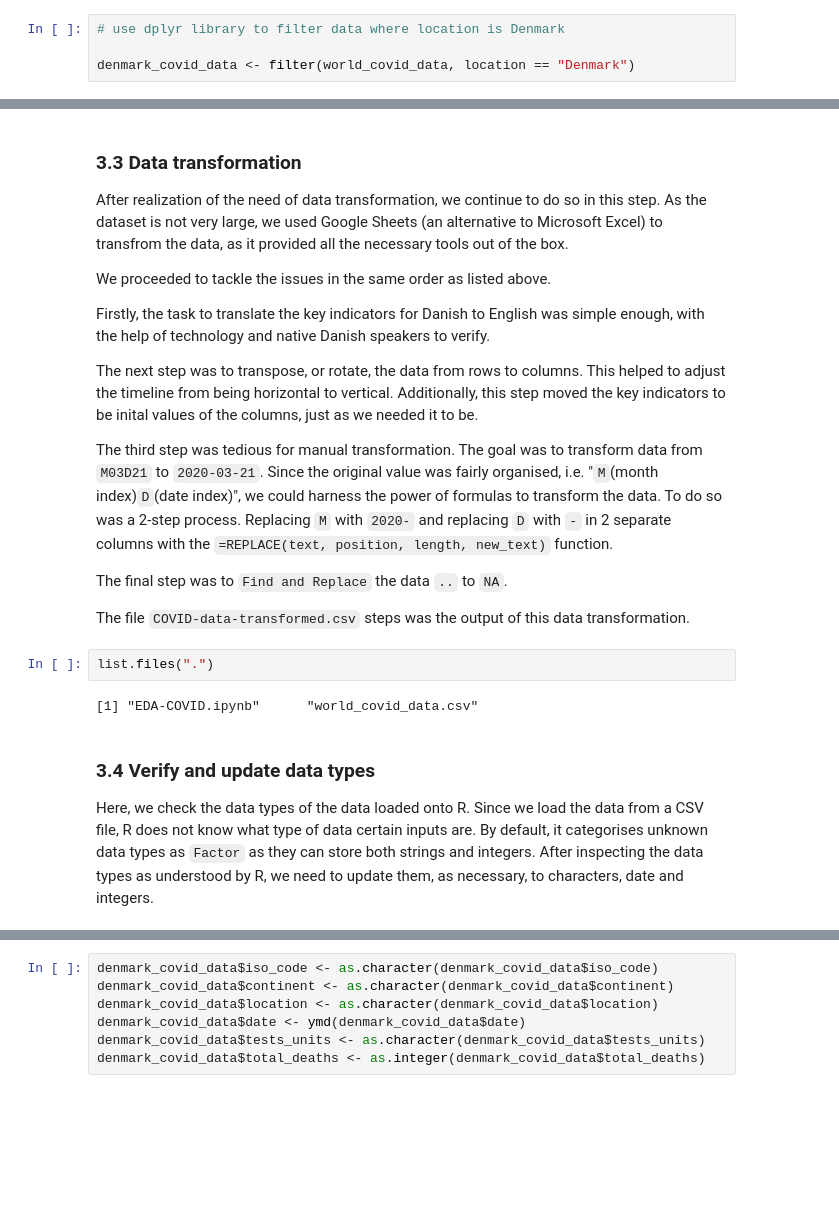
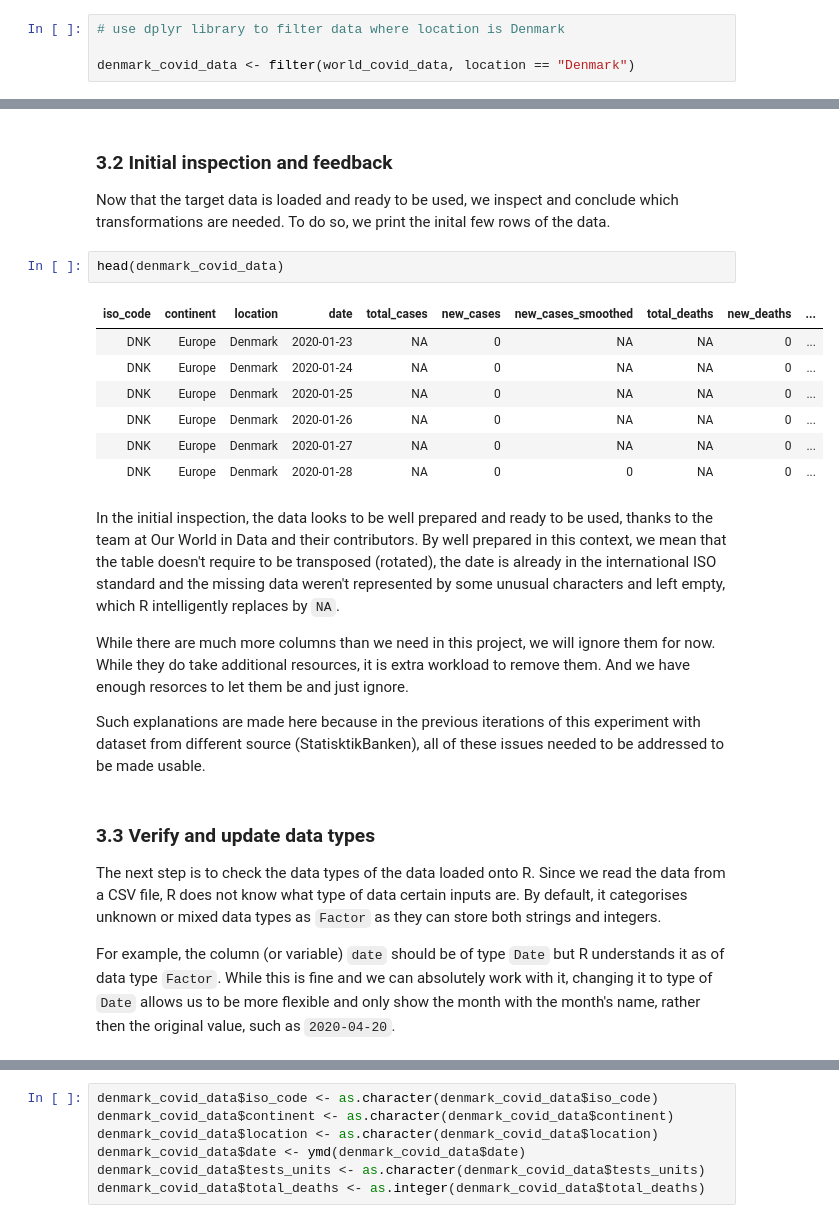
Before and after one commit to shrestaz/covid, a Jupyter notebook: EDA-COVID.ipynb, the cells around one changed output, grey strips where cells are left out. Cells and saved outputs as stored; diff of their text form; blank space fills up the shorter version.

```diff
--- a/EDA-COVID.ipynb
+++ b/EDA-COVID.ipynb
@@ -103,28 +68,29 @@ We loaded the data into R and print the first few rows of data for inspection. I
-# %% [markdown]
-### 3.3 Data transformation
-
-After realization of the need of data transformation, we continue to do so in this step. As the dataset is not very large, we used Google Sheets (an alternative to Microsoft Excel) to transfrom the data, as it provided all the necessary tools out of the box.
-
-We proceeded to tackle the issues in the same order as listed above.
-
-Firstly, the task to translate the key indicators for Danish to English was simple enough, with the help of technology and native Danish speakers to verify.
-
-The next step was to transpose, or rotate, the data from rows to columns. This helped to adjust the timeline from being horizontal to vertical. Additionally, this step moved the key indicators to be inital values of the columns, just as we needed it to be.
-
-The third step was tedious for manual transformation. The goal was to transform data from `M03D21` to `2020-03-21`. Since the original value was fairly organised, i.e. "`M`(month index)`D`(date index)", we could harness the power of formulas to transform the data. To do so was a 2-step process. Replacing `M` with `2020-` and replacing `D` with `-` in 2 separate columns with the `=REPLACE(text, position, length, new_text)` function.
-
-The final step was to `Find and Replace` the data `..` to `NA`.
-
-The file `COVID-data-transformed.csv` steps was the output of this data transformation.
-# %%
-list.files(".")
-# %% [output]
-[1] "EDA-COVID.ipynb"      "world_covid_data.csv"
+# %% [markdown]
+### 3.2 Initial inspection and feedback
+
+Now that the target data is loaded and ready to be used, we inspect and conclude which transformations are needed. To do so, we print the inital few rows of the data.
+# %%
+head(denmark_covid_data)
+# %% [output]
+| iso_code | continent | location | date | total_cases | new_cases | new_cases_smoothed | total_deaths | new_deaths | ... |
+| DNK | Europe | Denmark | 2020-01-23 | NA | 0 | NA | NA | 0 | ... |
+| DNK | Europe | Denmark | 2020-01-24 | NA | 0 | NA | NA | 0 | ... |
+| DNK | Europe | Denmark | 2020-01-25 | NA | 0 | NA | NA | 0 | ... |
+| DNK | Europe | Denmark | 2020-01-26 | NA | 0 | NA | NA | 0 | ... |
+| DNK | Europe | Denmark | 2020-01-27 | NA | 0 | NA | NA | 0 | ... |
+| DNK | Europe | Denmark | 2020-01-28 | NA | 0 | 0 | NA | 0 | ... |
+# %% [markdown]
+In the initial inspection, the data looks to be well prepared and ready to be used, thanks to the team at Our World in Data and their contributors. By well prepared in this context, we mean that the table doesn't require to be transposed (rotated), the date is already in the international ISO standard and the missing data weren't represented by some unusual characters and left empty, which R intelligently replaces by `NA`.
+
+While there are much more columns than we need in this project, we will ignore them for now. While they do take additional resources, it is extra workload to remove them. And we have enough resorces to let them be and just ignore.
+
+Such explanations are made here because in the previous iterations of this experiment with dataset from different source (StatisktikBanken), all of these issues needed to be addressed to be made usable.
 # %% [markdown]
-### 3.4 Verify and update data types
+### 3.3 Verify and update data types
 
-Here, we check the data types of the data loaded onto R. Since we load the data from a CSV file, R does not know what type of data certain inputs are. By default, it categorises unknown data types as `Factor` as they can store both strings and integers.
-After inspecting the data types as understood by R, we need to update them, as necessary, to characters, date and integers.
+The next step is to check the data types of the data loaded onto R. Since we read the data from a CSV file, R does not know what type of data certain inputs are. By default, it categorises unknown or mixed data types as `Factor` as they can store both strings and integers.
+
+For example, the column (or variable) `date` should be of type `Date` but R understands it as of data type `Factor`. While this is fine and we can absolutely work with it, changing it to type of `Date` allows us to be more flexible and only show the month with the month's name, rather then the original value, such as `2020-04-20`.
 # %%
 str(denmark_covid_data)
 # %% [output]
```
Also changed, not shown: parts of 8 cells of this notebook.
